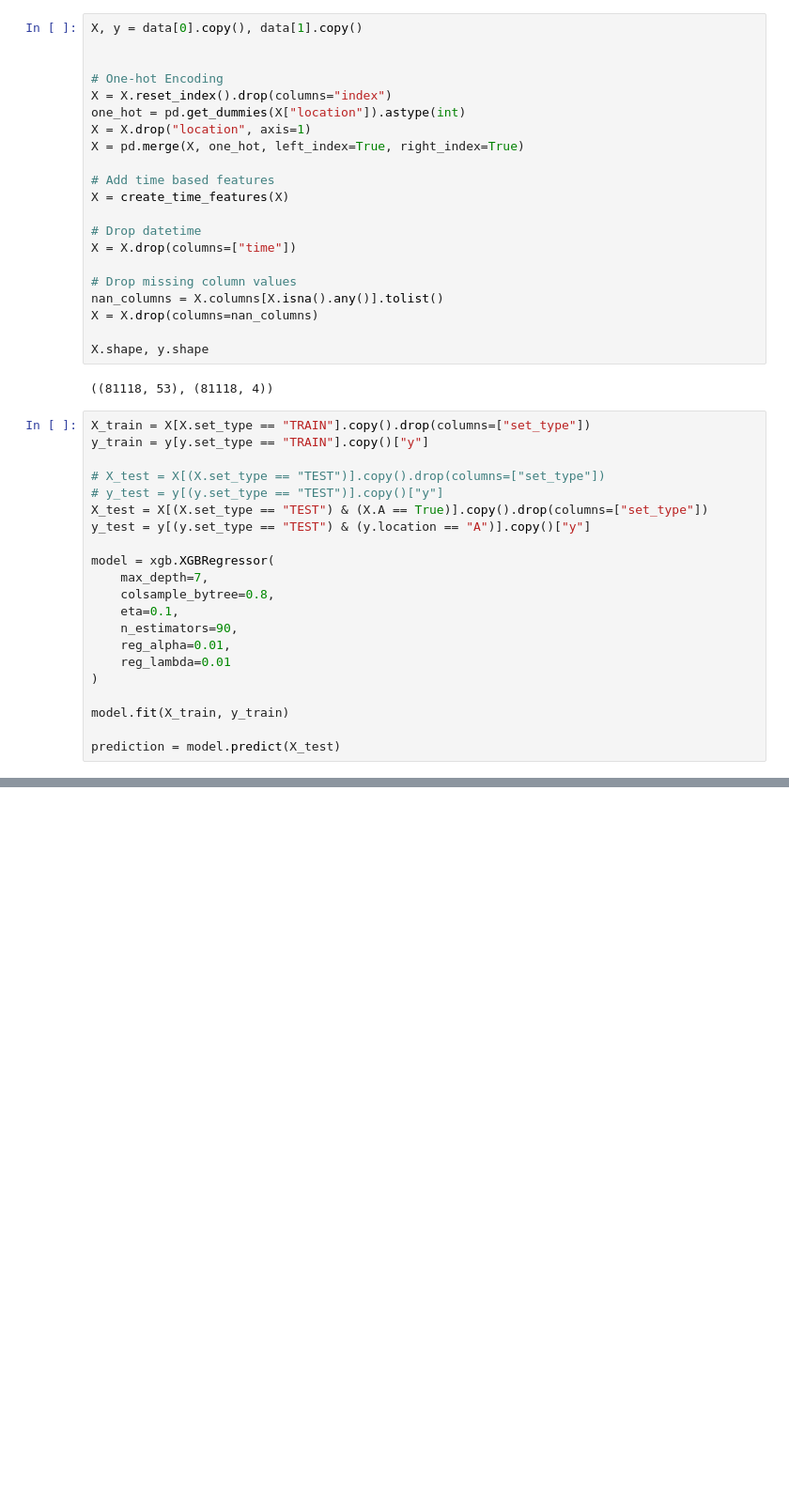
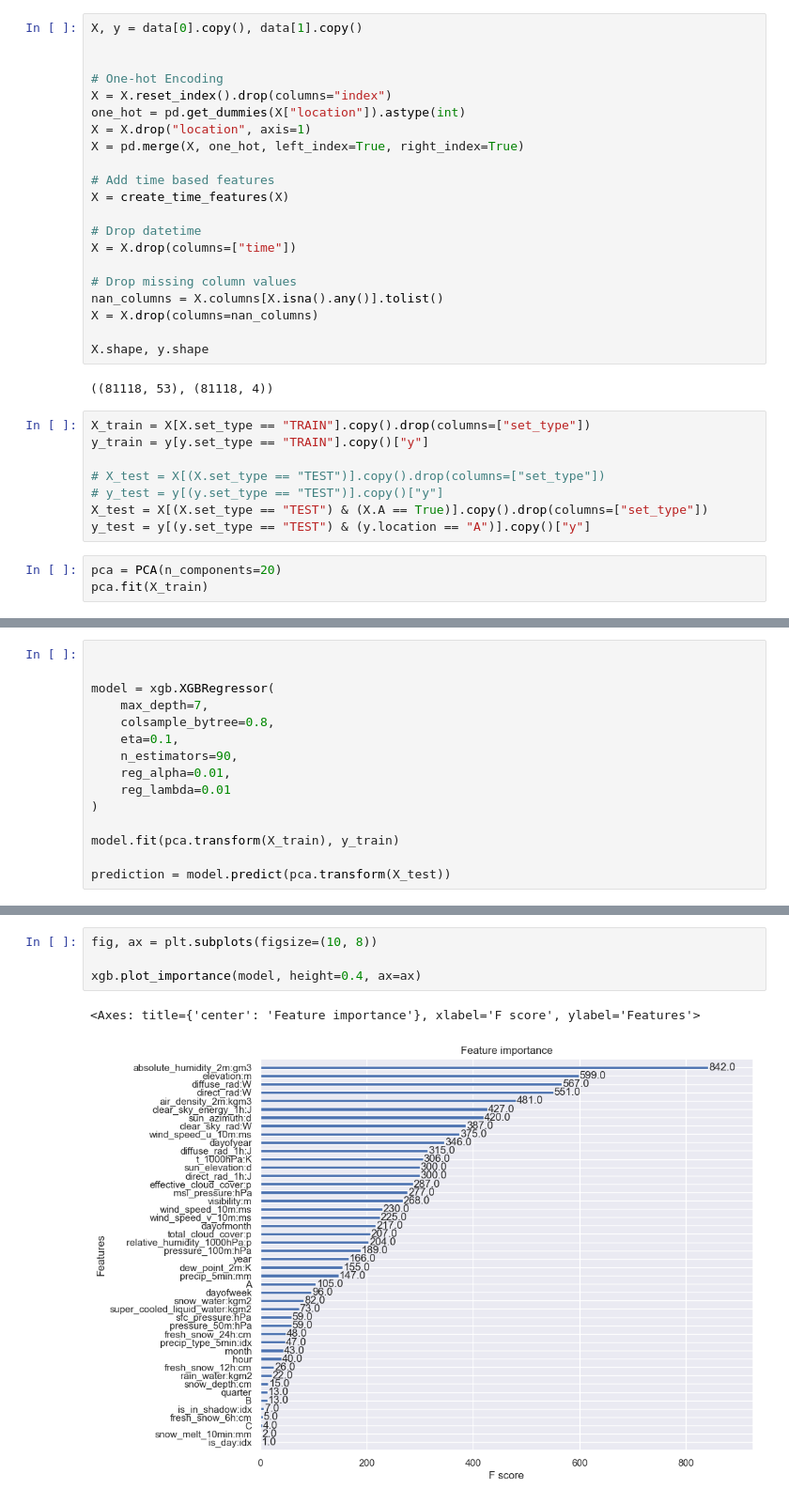
Before and after one commit to mathiasraa/tdt4173-forecasting, a Jupyter notebook: notebooks/xgboost_clean.ipynb, the cells around one changed output, grey strips where cells are left out. Shown at 94% size. Cells and saved outputs as stored; diff of their text form; blank space fills up the shorter version.

```diff
--- a/notebooks/xgboost_clean.ipynb
+++ b/notebooks/xgboost_clean.ipynb
@@ -62,16 +63,6 @@ y_train = y[y.set_type == "TRAIN"].copy()["y"]
 # y_test = y[(y.set_type == "TEST")].copy()["y"]
 X_test = X[(X.set_type == "TEST") & (X.A == True)].copy().drop(columns=["set_type"])
 y_test = y[(y.set_type == "TEST") & (y.location == "A")].copy()["y"]
-
-model = xgb.XGBRegressor(
-    max_depth=7,
-    colsample_bytree=0.8,
-    eta=0.1,
-    n_estimators=90,
-    reg_alpha=0.01,
-    reg_lambda=0.01
-)
-
-model.fit(X_train, y_train)
-
-prediction = model.predict(X_test)
+# %%
+pca = PCA(n_components=20)
+pca.fit(X_train)
@@ -78,3 +93,18 @@ prediction = model.predict(X_test)
+# %%
+
+
+model = xgb.XGBRegressor(
+    max_depth=7,
+    colsample_bytree=0.8,
+    eta=0.1,
+    n_estimators=90,
+    reg_alpha=0.01,
+    reg_lambda=0.01
+)
+
+model.fit(pca.transform(X_train), y_train)
+
+prediction = model.predict(pca.transform(X_test))
 # %%
 print(
     "MAE: ",
@@ -98,0 +186,7 @@ plt.plot(y_test.index, prediction)
+# %%
+fig, ax = plt.subplots(figsize=(10, 8))
+
+xgb.plot_importance(model, height=0.4, ax=ax)
+# %% [output]
+<Axes: title={'center': 'Feature importance'}, xlabel='F score', ylabel='Features'>
+[figure, added]
```
Also changed, not shown: parts of 11 cells of this notebook, 18 other files.
